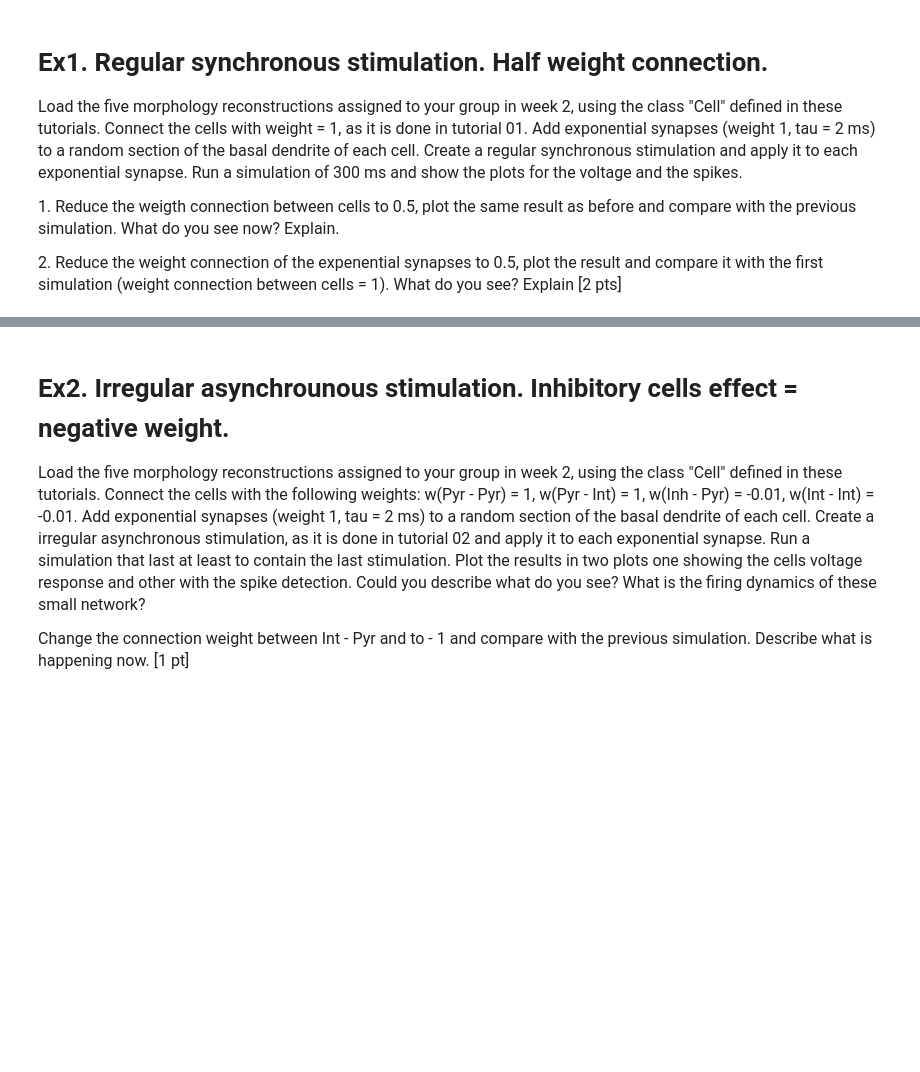
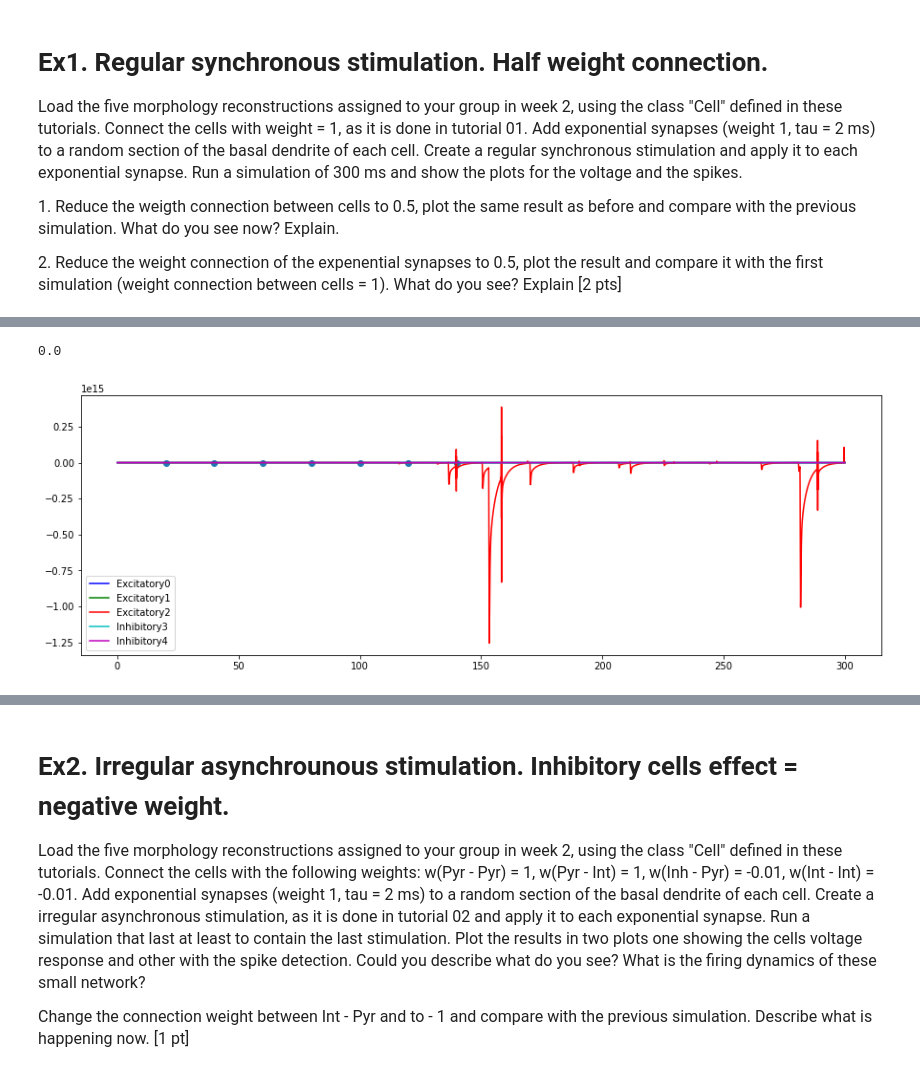
Before and after one commit to jjt20/InSilicoClass, a Jupyter notebook: my_notebooks/week10/Week10_HomeWork.ipynb, the cells around one changed output, grey strips where cells are left out. Cells and saved outputs as stored; diff of their text form; code cells hidden in the pictures; blank space fills up the shorter version.

```diff
--- a/my_notebooks/week10/Week10_HomeWork.ipynb
+++ b/my_notebooks/week10/Week10_HomeWork.ipynb
@@ -11,0 +143,4 @@
+# %%
+cells_Pyr = [e1, e2, e3]
+cells_Int = [i1, i2]
+cells = cells_Pyr + cells_Int
@@ -11,0 +195,45 @@
+# %%
+# Stimulator
+stimulator = h.VecStim()
+spike_times = [20.0, 40.0, 60.0, 80.0, 100.0, 120.0, 140.0]
+spikes_vector = h.Vector(spike_times)
+stimulator.play(spikes_vector)
+
+Expo_synapse_netcons = []
+
+synapses = []
+
+for cell in cells:
+    rand_sec_num = random.randint(0, len(cell.dend)-1)
+    synapse = h.ExpSyn(cell.dend[rand_sec_num](0.5))
+    synapse.tau = 2
+    connection = h.NetCon(stimulator, synapse)
+    connection.weight[0] = 1.0
+    synapses.append(synapse)
+    Expo_synapse_netcons.append(connection)
+# %%
+v_traces = []
+for cell in cells:
+    v_trace = h.Vector().record(cell.soma[0](0.5)._ref_v)
+    v_traces.append(v_trace)
+
+time = h.Vector().record(h._ref_t)
+# %%
+h.finitialize(-65)
+h.continuerun(300)
+# %% [output]
+0.0
+# %%
+colors = ['b', 'g', 'r', 'c', 'm', 'y', 'k', 'w']
+plt.figure(figsize=(15,5))
+for idx, v in enumerate(v_traces):
+    if idx<=2:
+        plt.plot(time, v, label='Excitatory%d'%idx, color=colors[idx])
+    else:
+        plt.plot(time, v, label='Inhibitory%d'%idx, color=colors[idx])
+
+plt.scatter(spike_times,np.zeros_like(spike_times)-80)
+plt.legend()
+plt.show()
+# %% [output]
+[figure, added]
```
Also changed, not shown: parts of 38 cells of this notebook, 17 other files.
